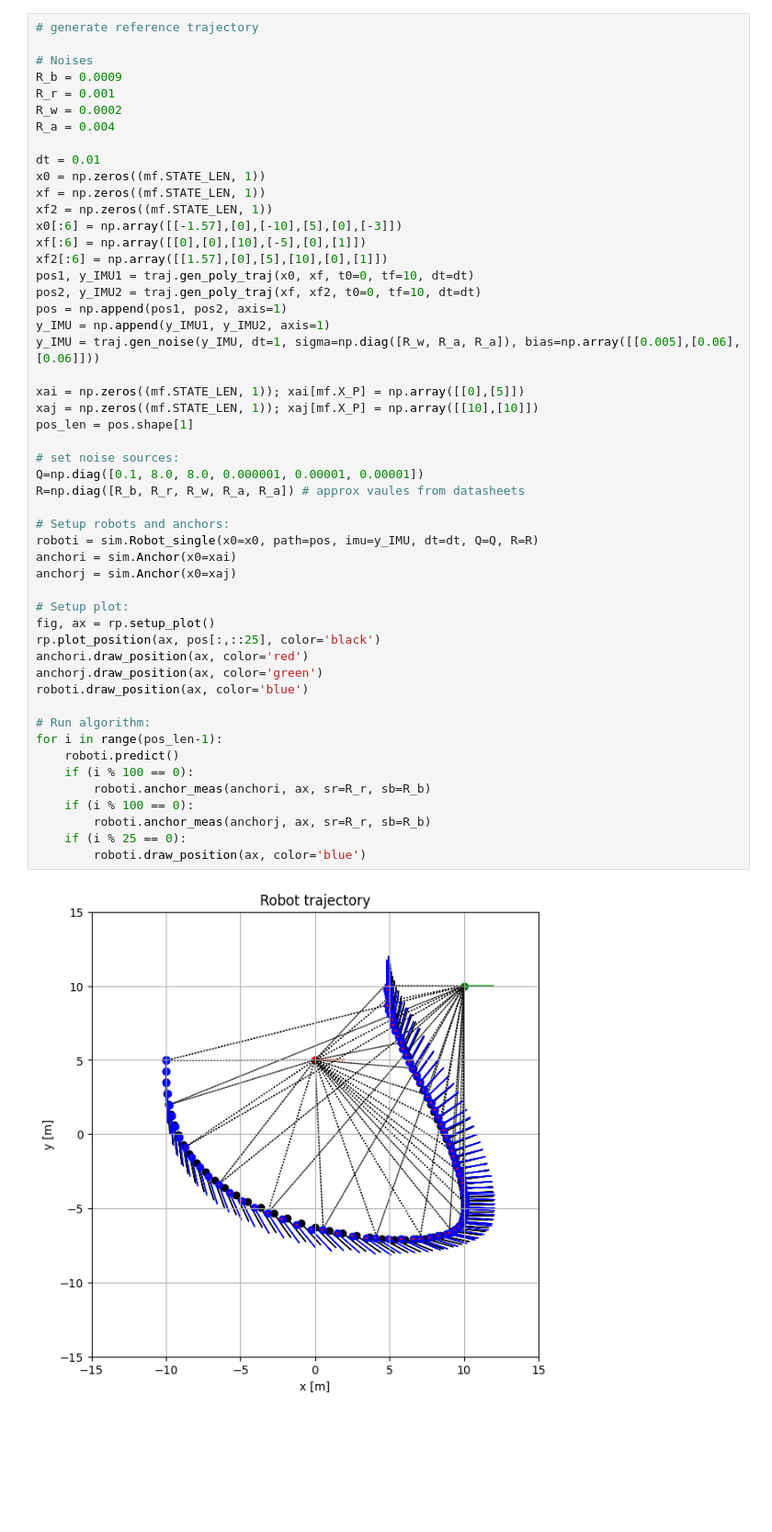
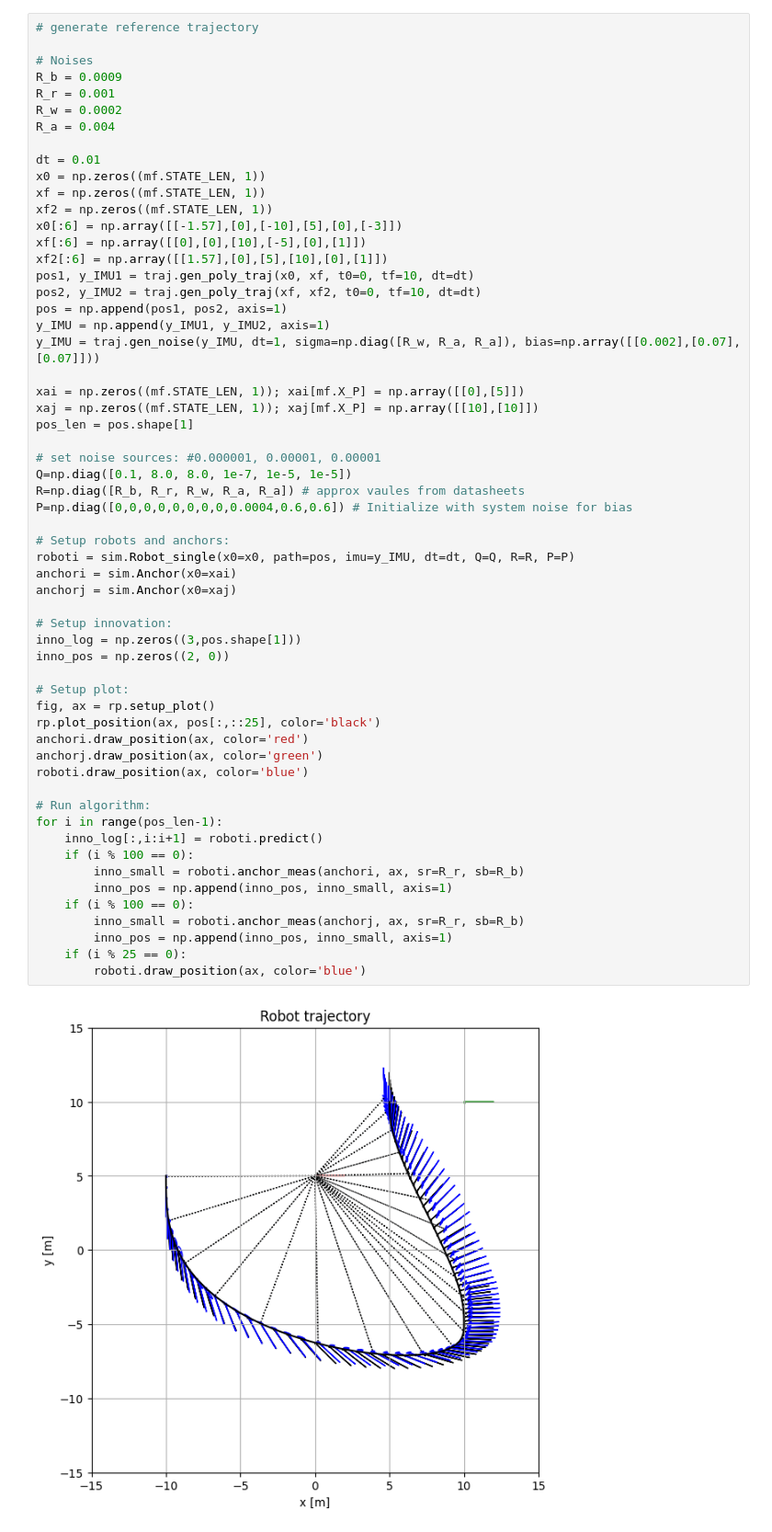
Before and after one commit to MarcusLariJ/UWB_Rasberry, a Jupyter notebook: Sim/test_robot_sim.ipynb, the cells around one changed output. Shown at 92% size. Cells and saved outputs as stored; diff of their text form; blank space fills up the shorter version.

```diff
--- a/Sim/test_robot_sim.ipynb
+++ b/Sim/test_robot_sim.ipynb
@@ -23,41 +25,48 @@ xf[:6] = np.array([[0],[0],[10],[-5],[0],[1]])
 xf2[:6] = np.array([[1.57],[0],[5],[10],[0],[1]])
 pos1, y_IMU1 = traj.gen_poly_traj(x0, xf, t0=0, tf=10, dt=dt)
 pos2, y_IMU2 = traj.gen_poly_traj(xf, xf2, t0=0, tf=10, dt=dt)
 pos = np.append(pos1, pos2, axis=1)
 y_IMU = np.append(y_IMU1, y_IMU2, axis=1)
-y_IMU = traj.gen_noise(y_IMU, dt=1, sigma=np.diag([R_w, R_a, R_a]), bias=np.array([[0.005],[0.06],[0.06]]))
+y_IMU = traj.gen_noise(y_IMU, dt=1, sigma=np.diag([R_w, R_a, R_a]), bias=np.array([[0.002],[0.07],[0.07]]))
 
 xai = np.zeros((mf.STATE_LEN, 1)); xai[mf.X_P] = np.array([[0],[5]])
 xaj = np.zeros((mf.STATE_LEN, 1)); xaj[mf.X_P] = np.array([[10],[10]])
 pos_len = pos.shape[1]
 
-# set noise sources:
-Q=np.diag([0.1, 8.0, 8.0, 0.000001, 0.00001, 0.00001])
+# set noise sources: #0.000001, 0.00001, 0.00001
+Q=np.diag([0.1, 8.0, 8.0, 1e-7, 1e-5, 1e-5])
 R=np.diag([R_b, R_r, R_w, R_a, R_a]) # approx vaules from datasheets
+P=np.diag([0,0,0,0,0,0,0,0,0.0004,0.6,0.6]) # Initialize with system noise for bias
 
 # Setup robots and anchors:
-roboti = sim.Robot_single(x0=x0, path=pos, imu=y_IMU, dt=dt, Q=Q, R=R)
+roboti = sim.Robot_single(x0=x0, path=pos, imu=y_IMU, dt=dt, Q=Q, R=R, P=P)
 anchori = sim.Anchor(x0=xai)
 anchorj = sim.Anchor(x0=xaj)
+
+# Setup innovation:
+inno_log = np.zeros((3,pos.shape[1]))
+inno_pos = np.zeros((2, 0))
 
 # Setup plot:
 fig, ax = rp.setup_plot()
 rp.plot_position(ax, pos[:,::25], color='black')
 anchori.draw_position(ax, color='red')
 anchorj.draw_position(ax, color='green')
 roboti.draw_position(ax, color='blue')
 
 # Run algorithm:
 for i in range(pos_len-1):
-    roboti.predict()
+    inno_log[:,i:i+1] = roboti.predict()
     if (i % 100 == 0):
-        roboti.anchor_meas(anchori, ax, sr=R_r, sb=R_b)
+        inno_small = roboti.anchor_meas(anchori, ax, sr=R_r, sb=R_b)
+        inno_pos = np.append(inno_pos, inno_small, axis=1)
     if (i % 100 == 0):
-        roboti.anchor_meas(anchorj, ax, sr=R_r, sb=R_b)
+        inno_small = roboti.anchor_meas(anchorj, ax, sr=R_r, sb=R_b)
+        inno_pos = np.append(inno_pos, inno_small, axis=1)
     if (i % 25 == 0):
         roboti.draw_position(ax, color='blue')
 # %% [output]
-[figure, old version]
+[figure, new version]
 # %%
 # Plot the bias states:
 x_log = roboti.x_log
```
Also changed, not shown: parts of 4 cells of this notebook, 4 other files.
